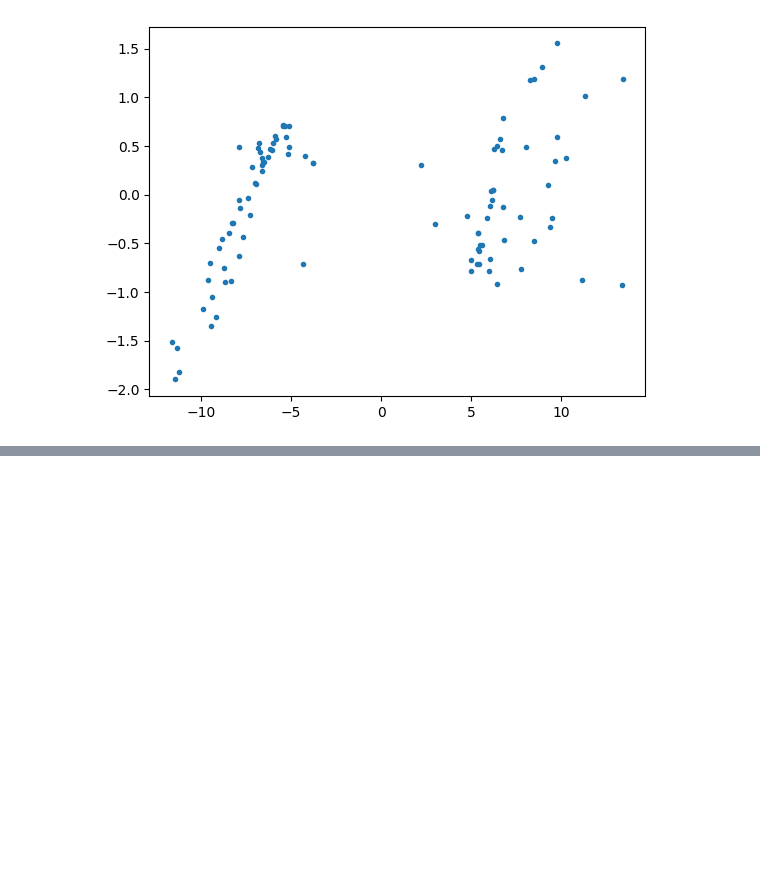
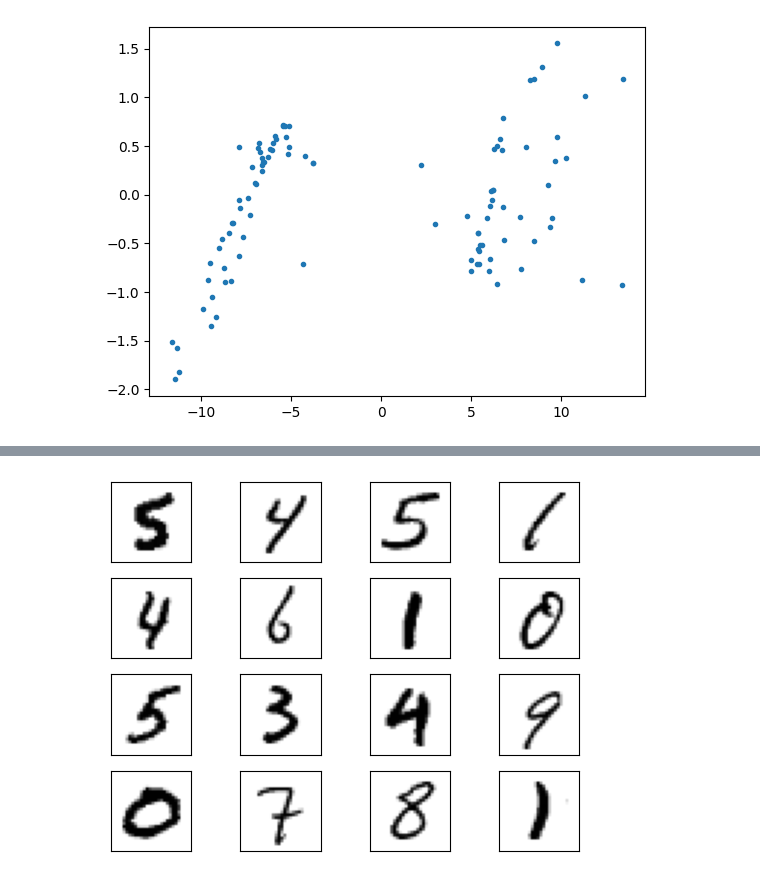
Before and after one commit to visprax/DeepXLearning, a Jupyter notebook: GAN/gan-example.ipynb, the cells around one changed output, grey strips where cells are left out. Drawn from its saved outputs; the diff is of its cells as text; code cells hidden in the pictures; blank space fills up the shorter version.

Commit message:
add mnist gan example

```diff
--- a/GAN/gan-example.ipynb
+++ b/GAN/gan-example.ipynb
@@ -146 +145,3 @@ device = "cuda" if torch.cuda.is_available() else "cpu"
 transform = transforms.Compose([transforms.ToTensor(), transforms.Normalize((0.5,), (0.5,))])
+# %%
+train_set = torchvision.datasets.MNIST(root=".", train=True, download=True, transform=transform)
@@ -146,0 +163,12 @@ transform = transforms.Compose([transforms.ToTensor(), transforms.Normalize((0.5
+# %%
+batch_size = 32
+train_loader = torch.utils.data.DataLoader(train_set, batch_size=batch_size, shuffle=True)
+# %%
+real_samples, mnist_labels = next(iter(train_loader))
+for i in range(16):
+    ax = plt.subplot(4, 4, i + 1)
+    plt.imshow(real_samples[i].reshape(28, 28), cmap="gray_r")
+    plt.xticks([])
+    plt.yticks([])
+# %% [output]
+[figure, added]
```
Also changed, not shown: parts of 7 cells of this notebook.
